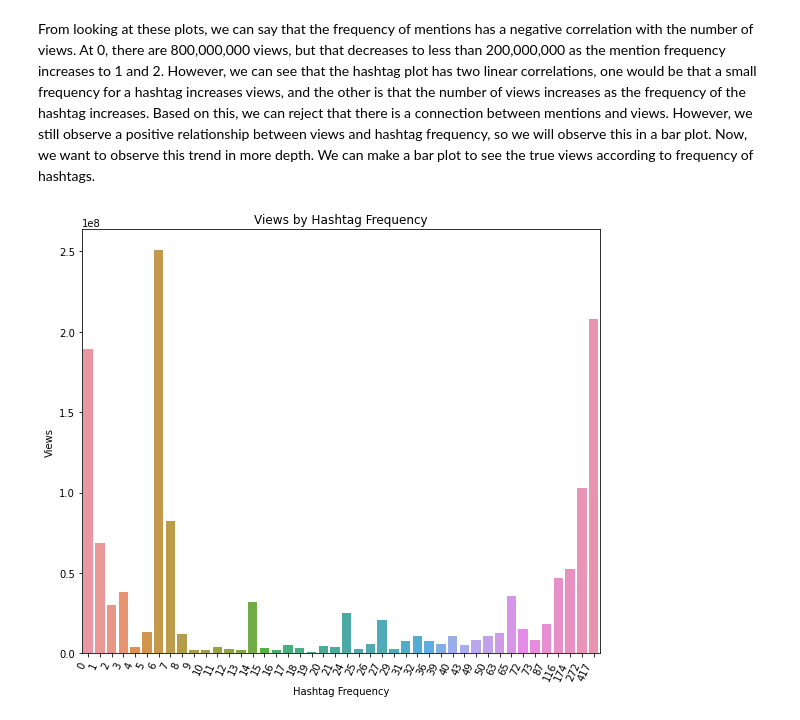
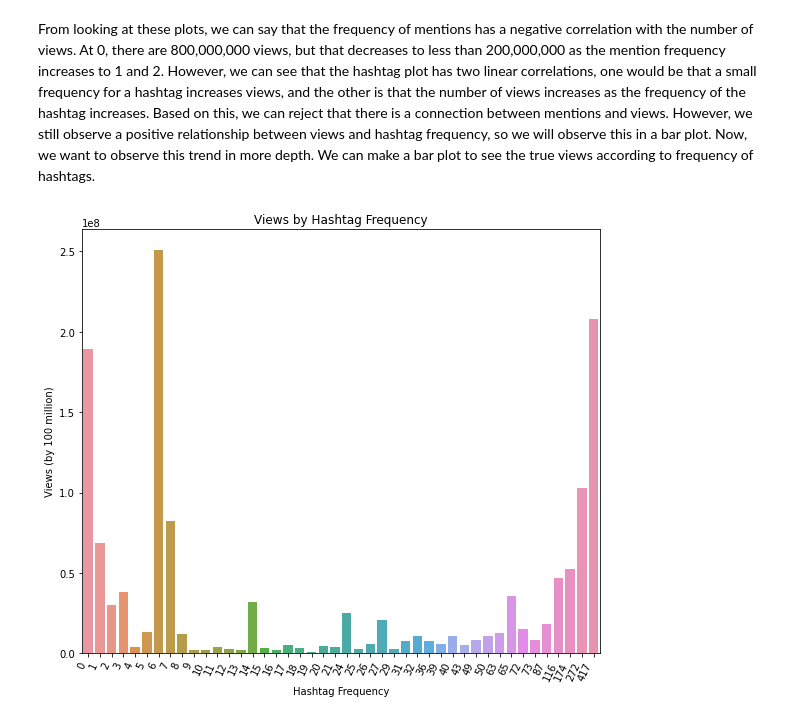
Before and after one commit to kendallpfeifer/TikTokTrending, a Jupyter notebook: Tik Tok Trending Videos Tutorial.ipynb, the cells around one changed output. Saved outputs shown, nothing was run; the diff lists cells and outputs as text; code cells hidden in the pictures.

```diff
--- a/Tik Tok Trending Videos Tutorial.ipynb
+++ b/Tik Tok Trending Videos Tutorial.ipynb
@@ -212,19 +212,19 @@ plt.show()
 [figure]
 # %% [markdown]
 From looking at these plots, we can say that the frequency of mentions has a negative correlation with the number of views. At 0, there are 800,000,000 views, but that decreases to less than 200,000,000 as the mention frequency increases to 1 and 2. However, we can see that the hashtag plot has two linear correlations, one would be that a small frequency for a hashtag increases views, and the other is that the number of views increases as the frequency of the hashtag increases. Based on this, we can reject that there is a connection between mentions and views. However, we still observe a positive relationship between views and hashtag frequency, so we will observe this in a bar plot. Now, we want to observe this trend in more depth. We can make a bar plot to see the true views according to frequency of hashtags.
-# %%
-import seaborn as sns
-
-#change the plot size to increase the x axis length
-plt.figure(figsize=(8, 7))
-#use the hashtag frequency as the x axis and the hashtag views as the y axis
-ax = sns.barplot(x=hashtag_freqs, y=hashtag_views)
-# edit the labels
-plt.title('Views by Hashtag Frequency')
-plt.xlabel('Hashtag Frequency')
-plt.ylabel('Views')
-#rotate the labels to fit in the plot
-ax.set_xticklabels(ax.get_xticklabels(), rotation=65, ha="right")
-plt.tight_layout()
-# %% [output]
-[figure, removed]
+# %%
+import seaborn as sns
+
+#change the plot size to increase the x axis length
+plt.figure(figsize=(8, 7))
+#use the hashtag frequency as the x axis and the hashtag views as the y axis
+ax = sns.barplot(x=hashtag_freqs, y=hashtag_views)
+# edit the labels
+plt.title('Views by Hashtag Frequency')
+plt.xlabel('Hashtag Frequency')
+plt.ylabel('Views (by 100 million)')
+#rotate the labels to fit in the plot
+ax.set_xticklabels(ax.get_xticklabels(), rotation=65, ha="right")
+plt.tight_layout()
+# %% [output]
+[figure, added]
```
Also changed, not shown: parts of 5 cells of this notebook, 1 other file.
